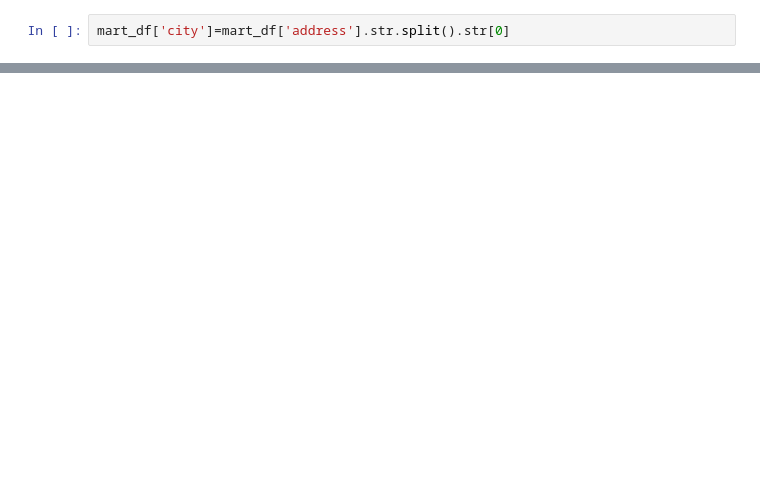
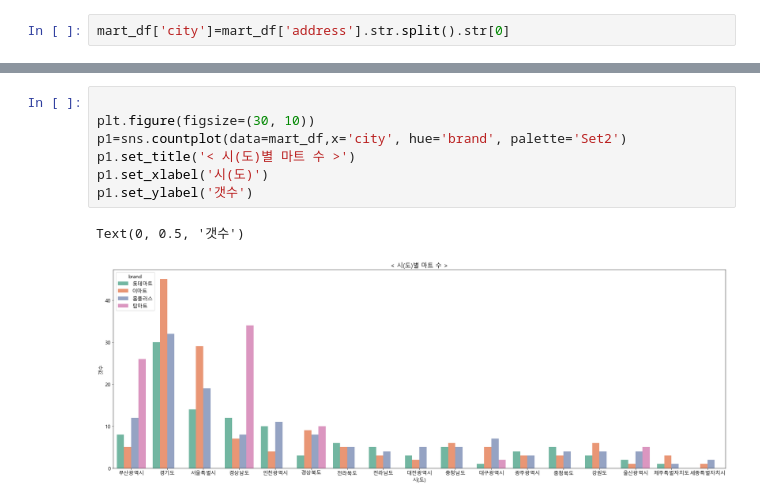
Before and after one commit to sohee0/4Mart, a Jupyter notebook: total/data_chart.ipynb, the cells around one changed output, grey strips where cells are left out. Drawn from its saved outputs; the diff is of its cells as text; blank space fills up the shorter version.

```diff
--- a/total/data_chart.ipynb
+++ b/total/data_chart.ipynb
@@ -44,0 +67,10 @@ mart_df.head()
+# %%
+
+plt.figure(figsize=(30, 10))
+p1=sns.countplot(data=mart_df,x='city', hue='brand', palette='Set2')
+p1.set_title('< 시(도)별 마트 수 >')
+p1.set_xlabel('시(도)')
+p1.set_ylabel('갯수')
+# %% [output]
+Text(0, 0.5, '갯수')
+[figure, added]
```
Also changed, not shown: parts of 5 cells of this notebook, 2 other files.
